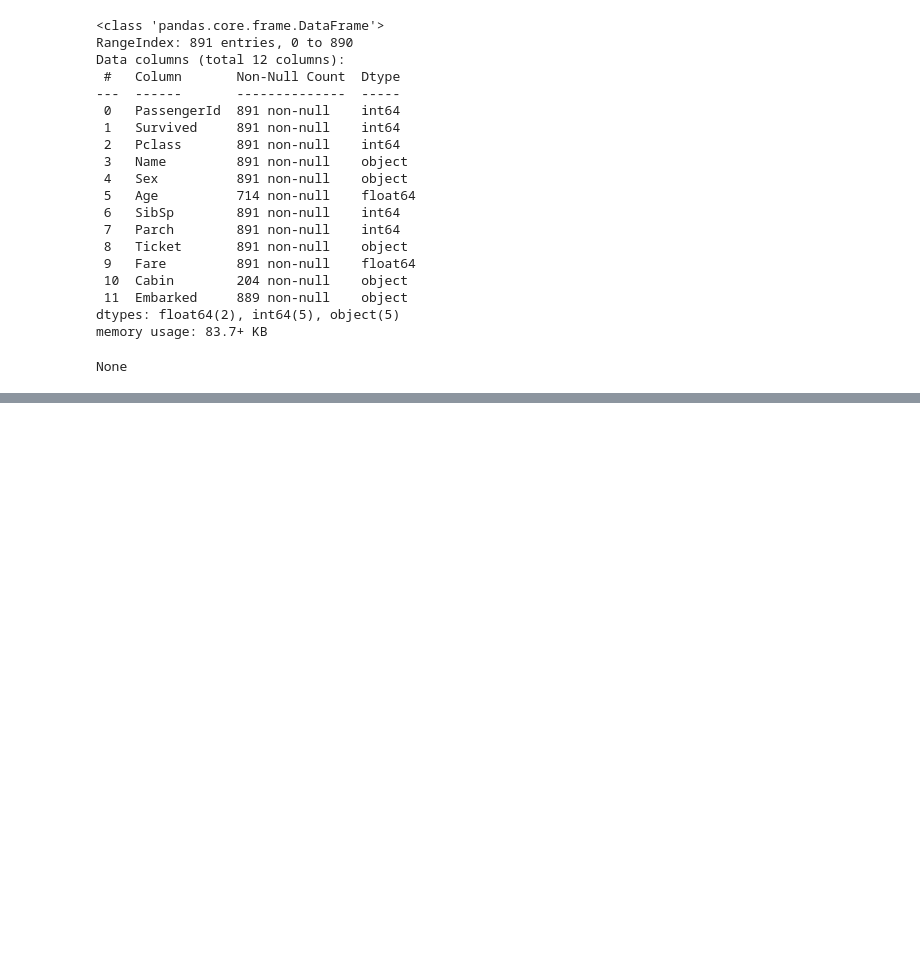
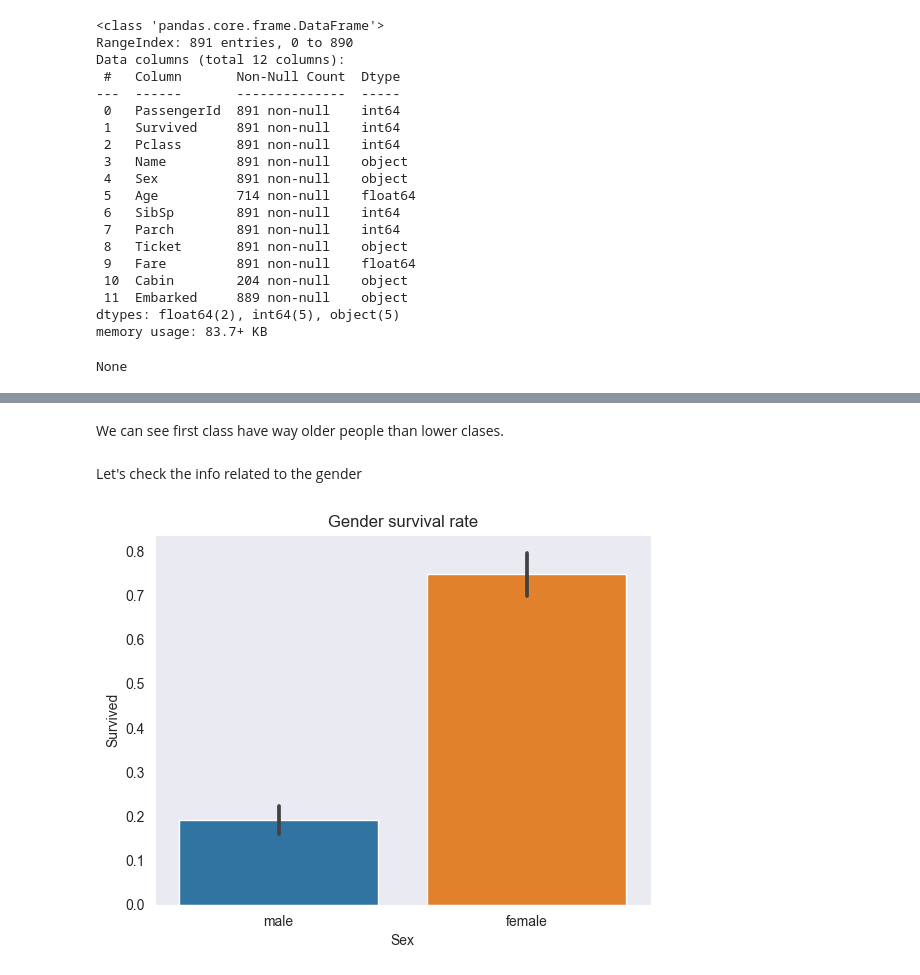
Before and after one commit to MauriRubioJob/K_Titanic_ML_Modeling, a Jupyter notebook: titanic-death-analysis.ipynb, the cells around one changed output, grey strips where cells are left out. Cells and saved outputs as stored; diff of their text form; code cells hidden in the pictures; blank space fills up the shorter version.

```diff
--- a/titanic-death-analysis.ipynb
+++ b/titanic-death-analysis.ipynb
@@ -40,0 +188,10 @@ None
+# %% [markdown]
+We can see first class have way older people than lower clases.
+# %% [markdown]
+Let's check the info related to the gender
+# %%
+sns.barplot(x=train_data.Sex,y=train_data.Survived)
+plt.title("Gender survival rate")
+plt.show()
+# %% [output]
+[figure, added]
```
Also changed, not shown: parts of 48 cells of this notebook, 2 other files.
